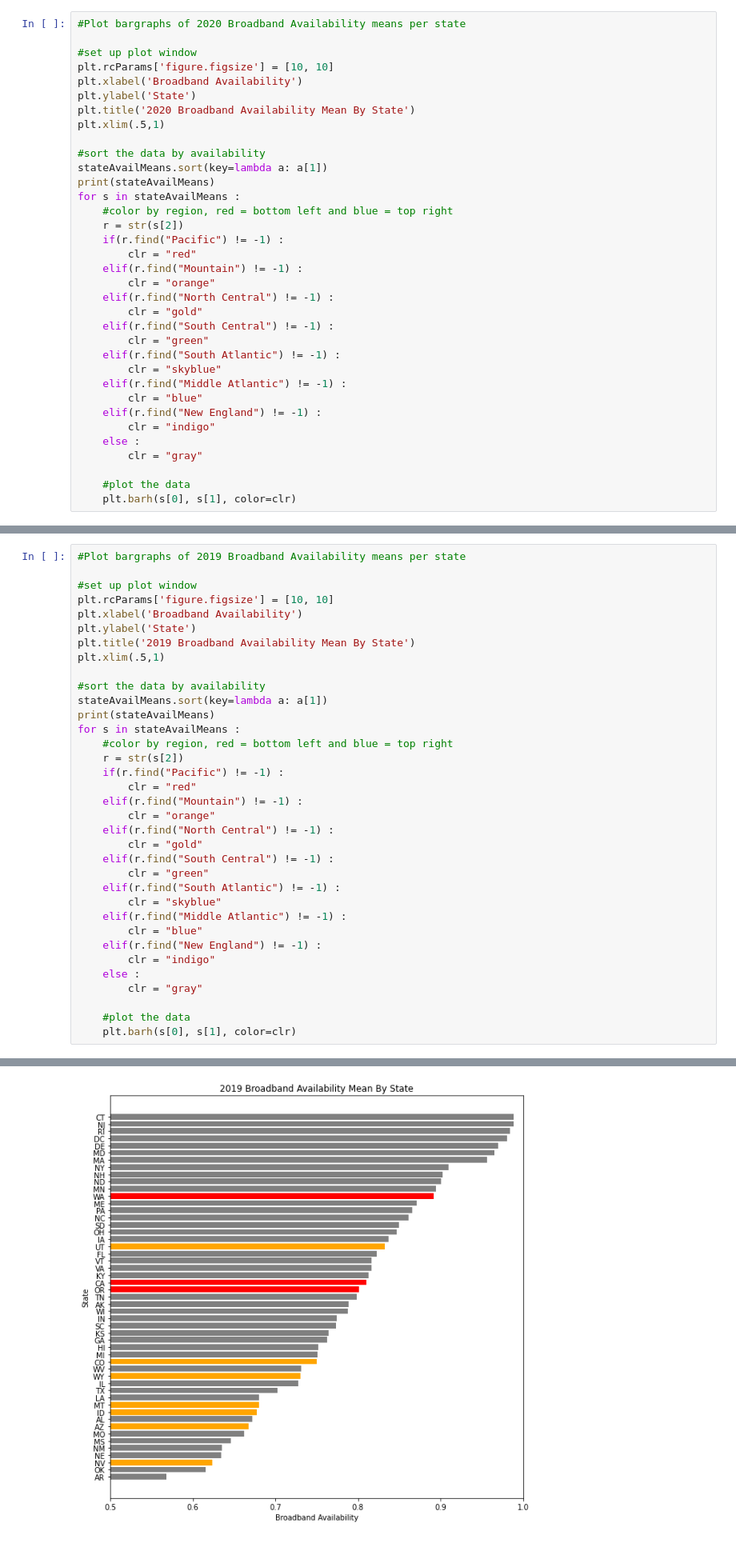
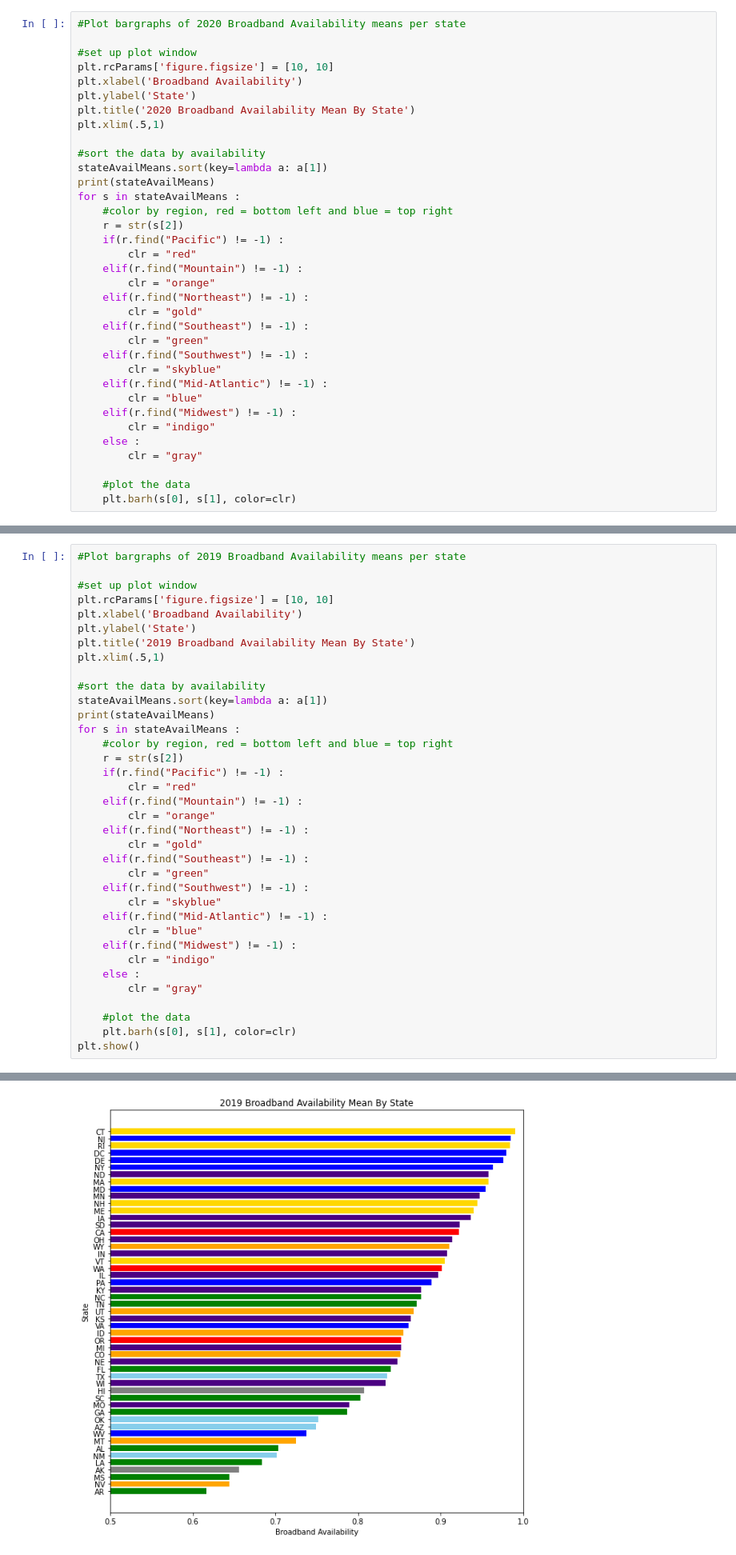
Before and after one commit to DragonGriffon2003/2021_DataSoup_DataFest, a Jupyter notebook: Data-Vis-2.ipynb, the cells around one changed output, grey strips where cells are left out. Shown at 80% size. Cells and saved outputs as stored; diff of their text form.

Commit message:
fixed colors, legend should be colored correctly now

```diff
--- a/Data-Vis-2.ipynb
+++ b/Data-Vis-2.ipynb
@@ -127,15 +127,15 @@ for s in stateAvailMeans :
         clr = "red"
     elif(r.find("Mountain") != -1) :
         clr = "orange"
-    elif(r.find("North Central") != -1) :
+    elif(r.find("Northeast") != -1) :
         clr = "gold"
-    elif(r.find("South Central") != -1) :
+    elif(r.find("Southeast") != -1) :
         clr = "green"
-    elif(r.find("South Atlantic") != -1) :
+    elif(r.find("Southwest") != -1) :
         clr = "skyblue"
-    elif(r.find("Middle Atlantic") != -1) :
+    elif(r.find("Mid-Atlantic") != -1) :
         clr = "blue"
-    elif(r.find("New England") != -1) :
+    elif(r.find("Midwest") != -1) :
         clr = "indigo"
     else :
         clr = "gray"
@@ -213,19 +213,20 @@ for s in stateAvailMeans :
         clr = "red"
     elif(r.find("Mountain") != -1) :
         clr = "orange"
-    elif(r.find("North Central") != -1) :
+    elif(r.find("Northeast") != -1) :
         clr = "gold"
-    elif(r.find("South Central") != -1) :
+    elif(r.find("Southeast") != -1) :
         clr = "green"
-    elif(r.find("South Atlantic") != -1) :
+    elif(r.find("Southwest") != -1) :
         clr = "skyblue"
-    elif(r.find("Middle Atlantic") != -1) :
+    elif(r.find("Mid-Atlantic") != -1) :
         clr = "blue"
-    elif(r.find("New England") != -1) :
+    elif(r.find("Midwest") != -1) :
         clr = "indigo"
     else :
         clr = "gray"
 
     #plot the data
     plt.barh(s[0], s[1], color=clr)
+plt.show()
 # %% [output]
@@ -248,5 +249,5 @@ Name: Region, dtype: object], ['CT', 0.9887500000000001, 6    Northeast
 Name: Region, dtype: object]]
-[figure, old version]
+[figure, new version]
 # %%
 #Plot boxplots of 2020 Broadband Usage Averages per state
 #The broadband availability of a county represents one point of data in a boxplot that represents the state.
```
Also changed, not shown: parts of 4 cells of this notebook.
